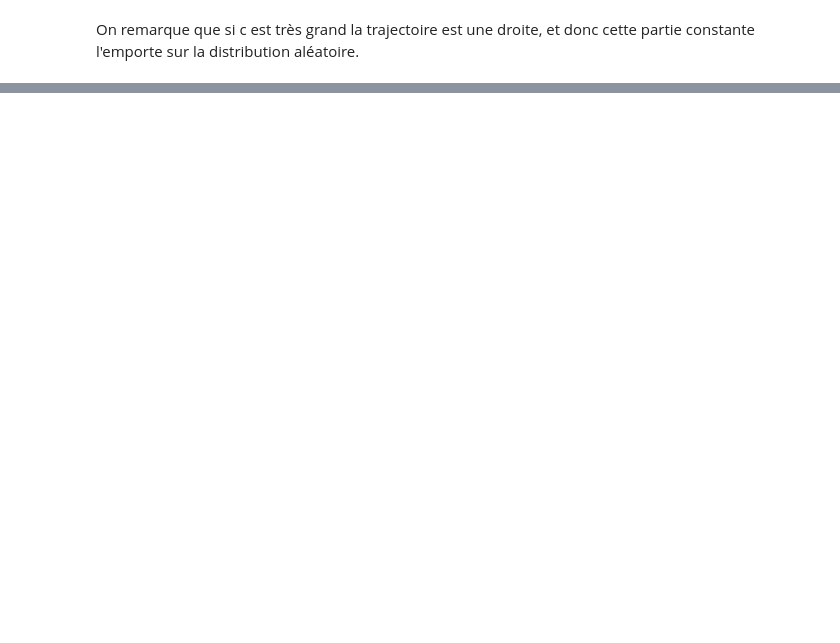
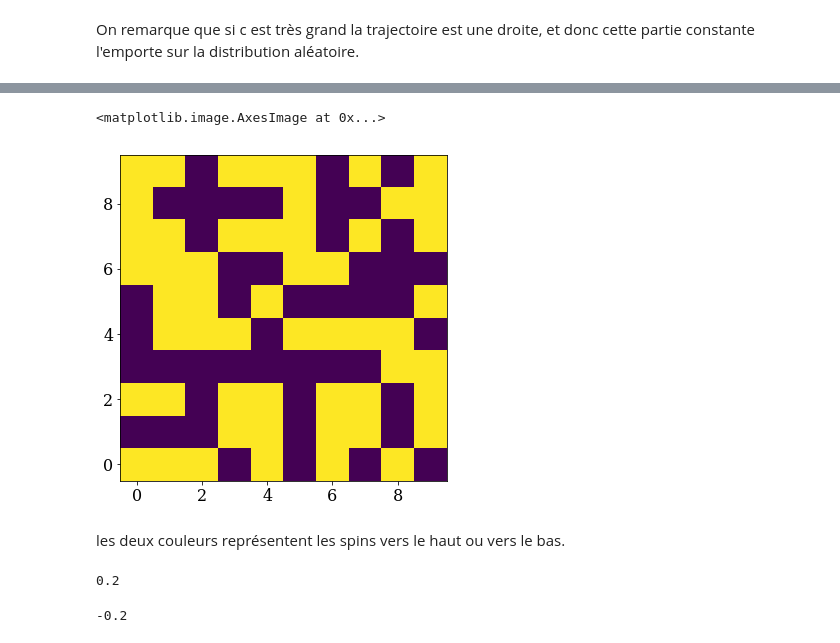
Before and after one commit to njohnsto/numerical-mooc, a Jupyter notebook: lesson6.ipynb, the cells around one changed output, grey strips where cells are left out. Drawn from its saved outputs; the diff is of its cells as text; code cells hidden in the pictures; blank space fills up the shorter version.

```diff
--- a/lesson6.ipynb
+++ b/lesson6.ipynb
@@ -389,0 +478,17 @@ On remarque que si c est très grand la trajectoire est une droite, et donc cett
+# %%
+nx=10
+ny=10
+
+#cte sans dim de couplage J/KbT
+alpha = 0.1
+
+#spin initial à chaque site
+sp=np.load('initial_state.npy')
+
+plt.figure(figsize=(6,6))
+plt.imshow(sp,interpolation = "none", origin='lower')
+# %% [output]
+<matplotlib.image.AxesImage at 0x...>
+[figure, added]
+# %% [markdown]
+les deux couleurs représentent les spins vers le haut ou vers le bas.
@@ -389,0 +518,8 @@ On remarque que si c est très grand la trajectoire est une droite, et donc cett
+# %%
+print(energy_at_site(sp,alpha,-1,5,5))
+# %% [output]
+0.2
+# %%
+print(energy_at_site(sp,alpha,1,5,5))
+# %% [output]
+-0.2
```
Also changed, not shown: parts of 22 cells of this notebook.
